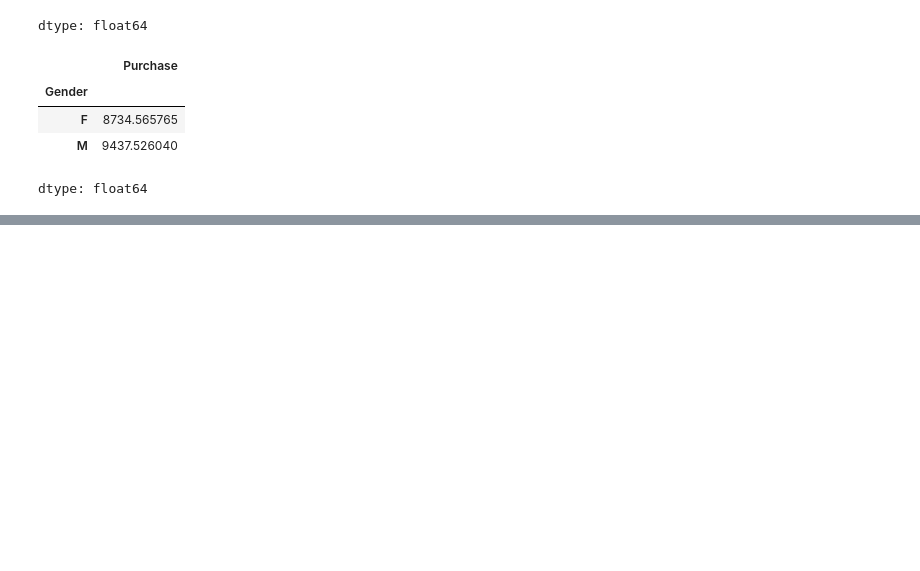
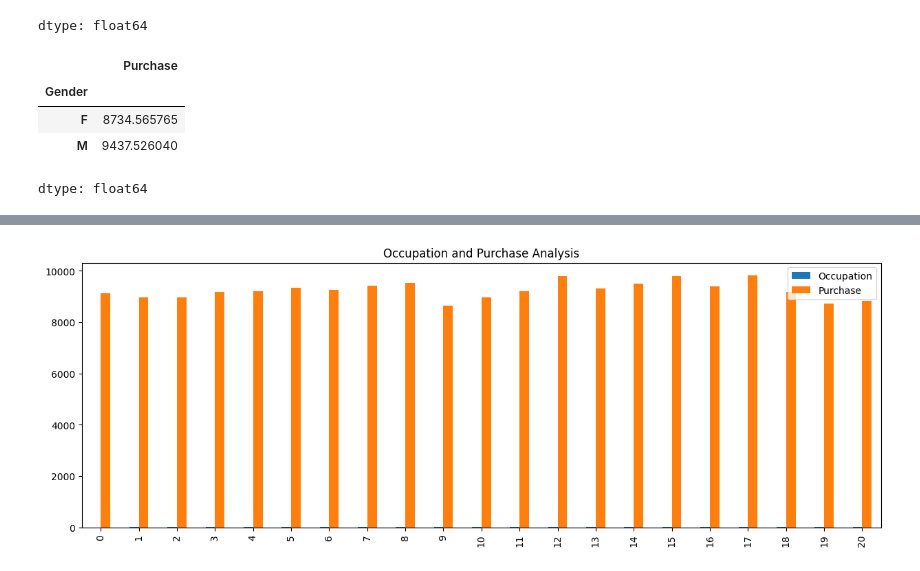
Before and after one commit to ganeshborra/slash-mark, a Jupyter notebook: Black_friday_sales_prediction.ipynb, the cells around one changed output, grey strips where cells are left out. Cells and saved outputs as stored; diff of their text form; code cells hidden in the pictures; blank space fills up the shorter version.

```diff
--- a/Black_friday_sales_prediction.ipynb
+++ b/Black_friday_sales_prediction.ipynb
@@ -156,0 +189,7 @@ dtype: float64
+# %%
+data['Purchase'] = pd.to_numeric(data['Purchase'], errors='coerce')
+data.dropna(subset=['Purchase'], inplace=True)
+
+occup = data.groupby('Occupation')['Purchase'].mean().reset_index()
+
+print(occup)
@@ -157 +214,7 @@ dtype: float64
+# %%
+occup.plot(kind='bar',figsize=(15,5))
+plt.title("Occupation and Purchase Analysis")
+plt.show()
+# %% [output]
+[figure, added]
 # %%
```
Also changed, not shown: parts of 15 cells of this notebook.
